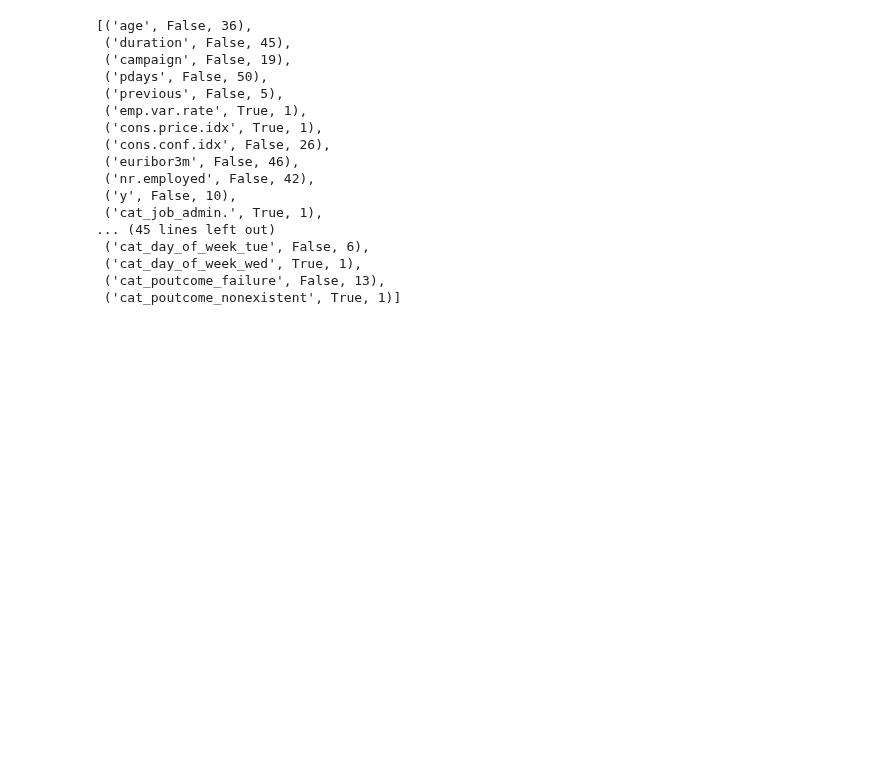
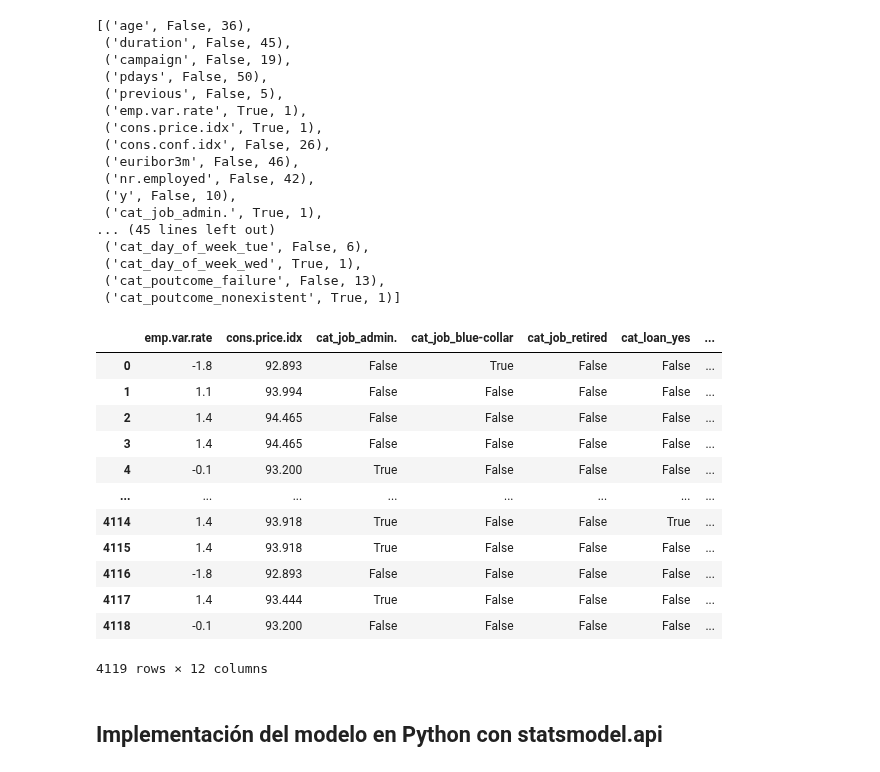
Before and after one commit to Chefi/python-ml-course, a Jupyter notebook: notebooks/Regresion Logistica Mi Notebook.ipynb, the cells around one changed output. Cells and saved outputs as stored; diff of their text form; code cells hidden in the pictures; blank space fills up the shorter version.

```diff
--- a/notebooks/Regresion Logistica Mi Notebook.ipynb
+++ b/notebooks/Regresion Logistica Mi Notebook.ipynb
@@ -1058,5 +1058,7 @@ list(zip(bank_data_vars,rfe.support_, rfe.ranking_))
  ('cat_poutcome_failure', False, 13),
  ('cat_poutcome_nonexistent', True, 1)]
 # %%
-cols = ["emp.var.rate", "cons.price.idx","job_admin.","job_blue-collar", "job_retired", "loan_yes", "month_aug", "month_jun",
-        "_month_mar", "month_may","day_of_week_wed", "poutcome_nonexistent"]
+cols = ["emp.var.rate", "cons.price.idx","cat_job_admin.","cat_job_blue-collar", "cat_job_retired", "cat_loan_yes", "cat_month_aug", "cat_month_jun",
+        "cat_month_mar", "cat_month_may","cat_day_of_week_wed", "cat_poutcome_nonexistent"]
+# %%
+X = bank_data[cols]
@@ -1062,0 +1067,16 @@ cols = ["emp.var.rate", "cons.price.idx","job_admin.","job_blue-collar", "job_re
+# %%
+X
+# %% [output]
+|  | emp.var.rate | cons.price.idx | cat_job_admin. | cat_job_blue-collar | cat_job_retired | cat_loan_yes | ... |
+| 0 | -1.8 | 92.893 | False | True | False | False | ... |
+| 1 | 1.1 | 93.994 | False | False | False | False | ... |
+| 2 | 1.4 | 94.465 | False | False | False | False | ... |
+| 3 | 1.4 | 94.465 | False | False | False | False | ... |
+| 4 | -0.1 | 93.200 | True | False | False | False | ... |
+| ... | ... | ... | ... | ... | ... | ... | ... |
+| 4114 | 1.4 | 93.918 | True | False | False | True | ... |
+| 4115 | 1.4 | 93.918 | True | False | False | False | ... |
+| 4116 | -1.8 | 92.893 | False | False | False | False | ... |
+| 4117 | 1.4 | 93.444 | True | False | False | False | ... |
+| 4118 | -0.1 | 93.200 | False | False | False | False | ... |
+4119 rows × 12 columns
@@ -1062,0 +1087,2 @@ cols = ["emp.var.rate", "cons.price.idx","job_admin.","job_blue-collar", "job_re
+# %% [markdown]
+## Implementación del modelo en Python con statsmodel.api
```
Also changed, not shown: parts of 3 cells of this notebook.
